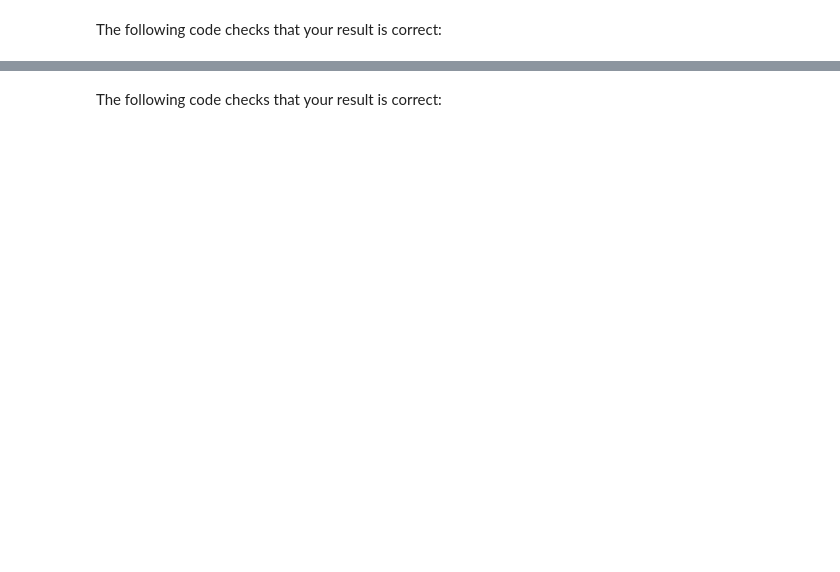
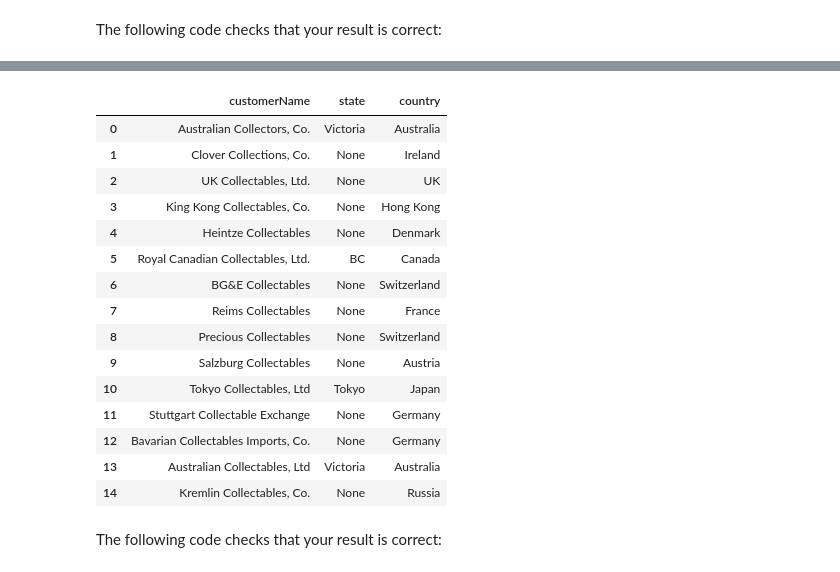
Before and after one commit to Collin9726/dsc-sql-lab, a Jupyter notebook: index.ipynb, the cells around one changed output, grey strips where cells are left out. Drawn from its saved outputs; the diff is of its cells as text; code cells hidden in the pictures; blank space fills up the shorter version.

```diff
--- a/index.ipynb
+++ b/index.ipynb
@@ -115,12 +139,32 @@ We are looking for customers with names like `"Australian Collectors, Co."` or `
 # %%
 # Replace None with appropriate SQL code
 q2 = """
-None
+SELECT customerName, state, country
+FROM customers
+WHERE country IS NOT 'USA'
+    AND customerName LIKE '%Collect%'
 ;
 """
 
 q2_result = pd.read_sql(q2, conn)
 q2_result
+# %% [output]
+|  | customerName | state | country |
+| 0 | Australian Collectors, Co. | Victoria | Australia |
+| 1 | Clover Collections, Co. | None | Ireland |
+| 2 | UK Collectables, Ltd. | None | UK |
+| 3 | King Kong Collectables, Co. | None | Hong Kong |
+| 4 | Heintze Collectables | None | Denmark |
+| 5 | Royal Canadian Collectables, Ltd. | BC | Canada |
+| 6 | BG&E Collectables | None | Switzerland |
+| 7 | Reims Collectables | None | France |
+| 8 | Precious Collectables | None | Switzerland |
+| 9 | Salzburg Collectables | None | Austria |
+| 10 | Tokyo Collectables, Ltd | Tokyo | Japan |
+| 11 | Stuttgart Collectable Exchange | None | Germany |
+| 12 | Bavarian Collectables Imports, Co. | None | Germany |
+| 13 | Australian Collectables, Ltd | Victoria | Australia |
+| 14 | Kremlin Collectables, Co. | None | Russia |
 # %% [markdown]
 The following code checks that your result is correct:
 # %%
```
Also changed, not shown: parts of 9 cells of this notebook.
